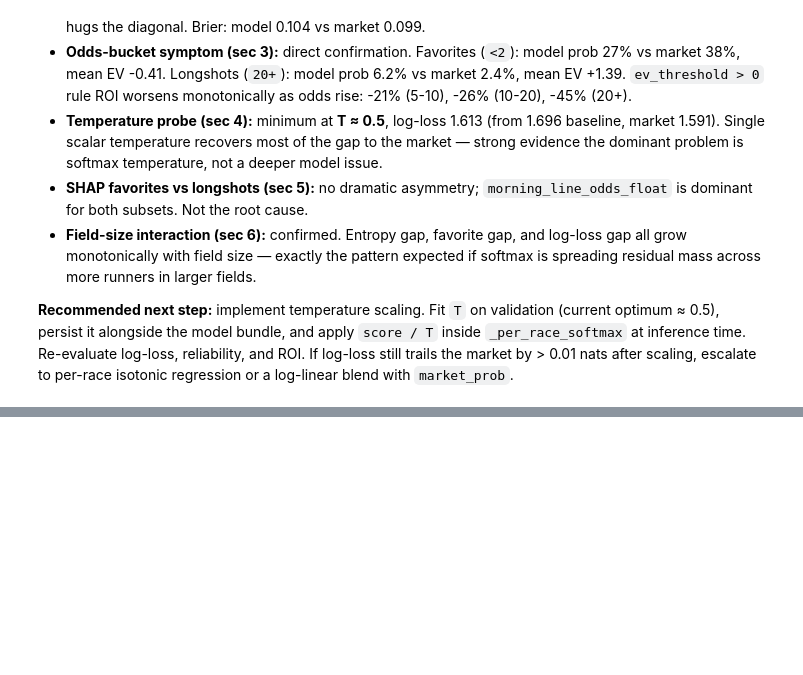
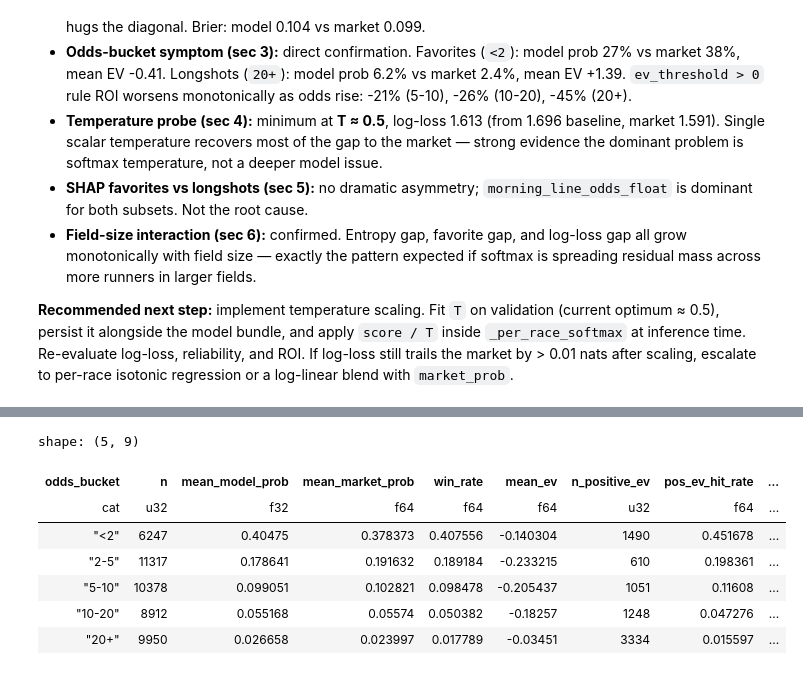
Before and after one commit to djcunningham0/horse_racing, a Jupyter notebook: notebooks/calibration_diagnostics.ipynb, the cells around one changed output, grey strips where cells are left out. Drawn from its saved outputs; the diff is of its cells as text; code cells hidden in the pictures; blank space fills up the shorter version.

```diff
--- a/notebooks/calibration_diagnostics.ipynb
+++ b/notebooks/calibration_diagnostics.ipynb
@@ -221,0 +278,12 @@ small fields: 4,552 races   large fields: 339 races
+# %%
+# odds-bucket breakdown after calibration (compare to section 3)
+diag.odds_bucket_table(val_cal)
+# %% [output]
+shape: (5, 9)
+| odds_bucket | n | mean_model_prob | mean_market_prob | win_rate | mean_ev | n_positive_ev | pos_ev_hit_rate | ... |
+| cat | u32 | f32 | f64 | f64 | f64 | u32 | f64 | ... |
+| "<2" | 6247 | 0.40475 | 0.378373 | 0.407556 | -0.140304 | 1490 | 0.451678 | ... |
+| "2-5" | 11317 | 0.178641 | 0.191632 | 0.189184 | -0.233215 | 610 | 0.198361 | ... |
+| "5-10" | 10378 | 0.099051 | 0.102821 | 0.098478 | -0.205437 | 1051 | 0.11608 | ... |
+| "10-20" | 8912 | 0.055168 | 0.05574 | 0.050382 | -0.18257 | 1248 | 0.047276 | ... |
+| "20+" | 9950 | 0.026658 | 0.023997 | 0.017789 | -0.03451 | 3334 | 0.015597 | ... |
```
Also changed, not shown: parts of 18 cells of this notebook, 1 other file.
